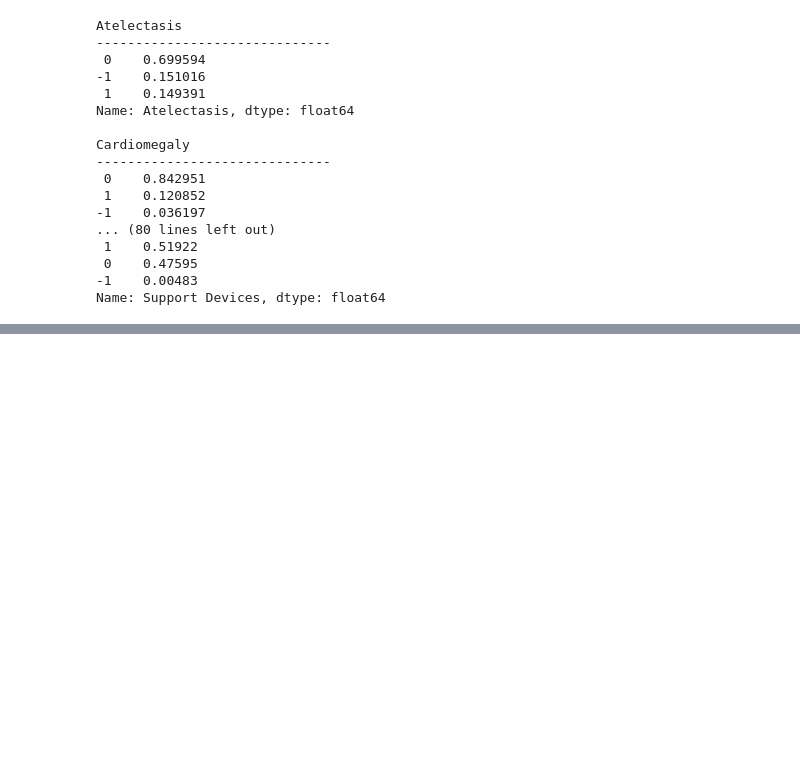
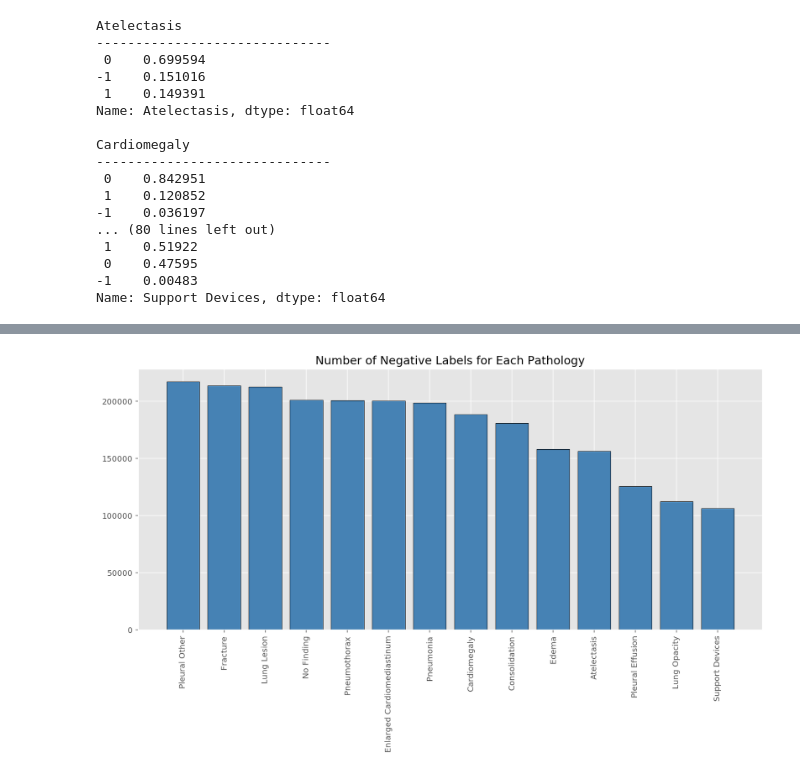
Before and after one commit to earny-joe/Springboard-DS-Portfolio, a Jupyter notebook: capstone_2/exploration/chexpert_eda-final.ipynb, the cells around one changed output, grey strips where cells are left out. Drawn from its saved outputs; the diff is of its cells as text; code cells hidden in the pictures; blank space fills up the shorter version.

```diff
--- a/capstone_2/exploration/chexpert_eda-final.ipynb
+++ b/capstone_2/exploration/chexpert_eda-final.ipynb
@@ -190,0 +235,3 @@ for pathology in pathology_list:
+# %%
+# create dictionary which stores negative observations for each pathology
+negative_dict = eda.negative_dict(pathology_list, train_df);
@@ -190,0 +253,5 @@ for pathology in pathology_list:
+# %%
+# visualization of negative labels for each pathology
+eda.plt_dict(negative_dict, 'Negative')
+# %% [output]
+[figure, added]
```
Also changed, not shown: parts of 20 cells of this notebook, 6 other files.
